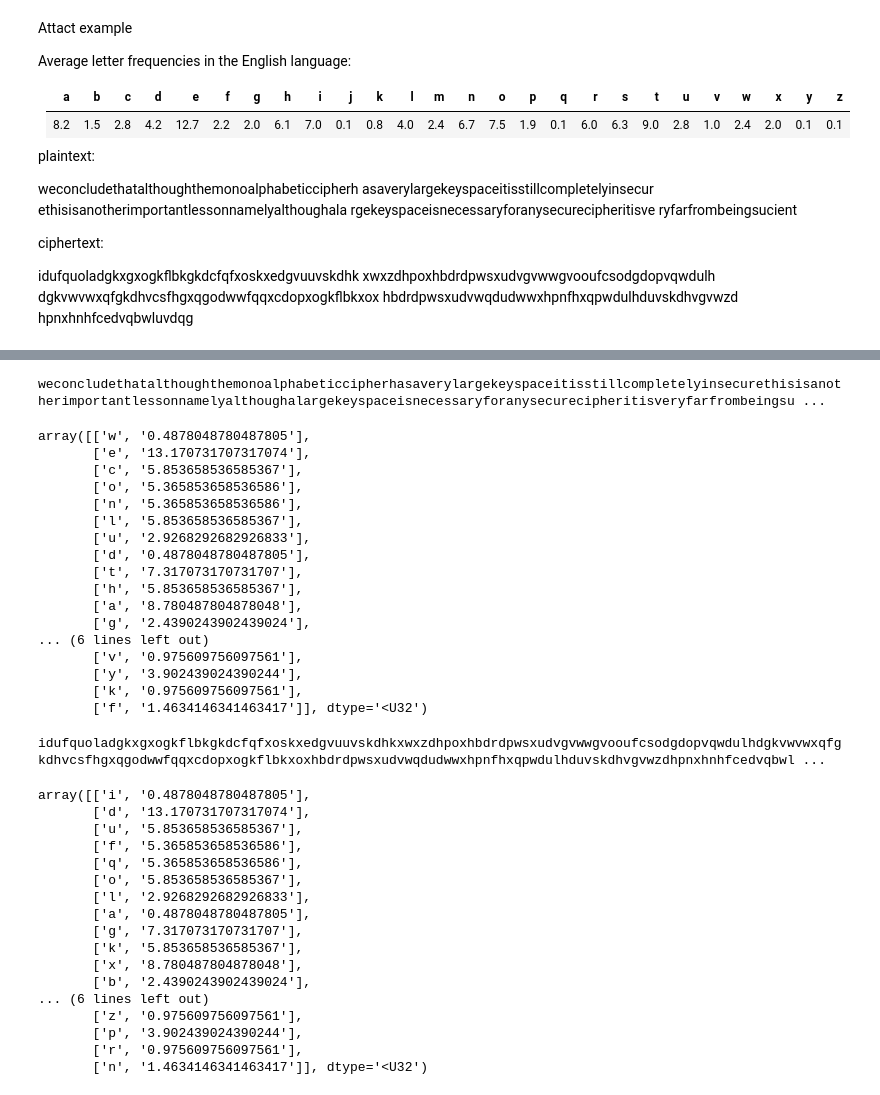
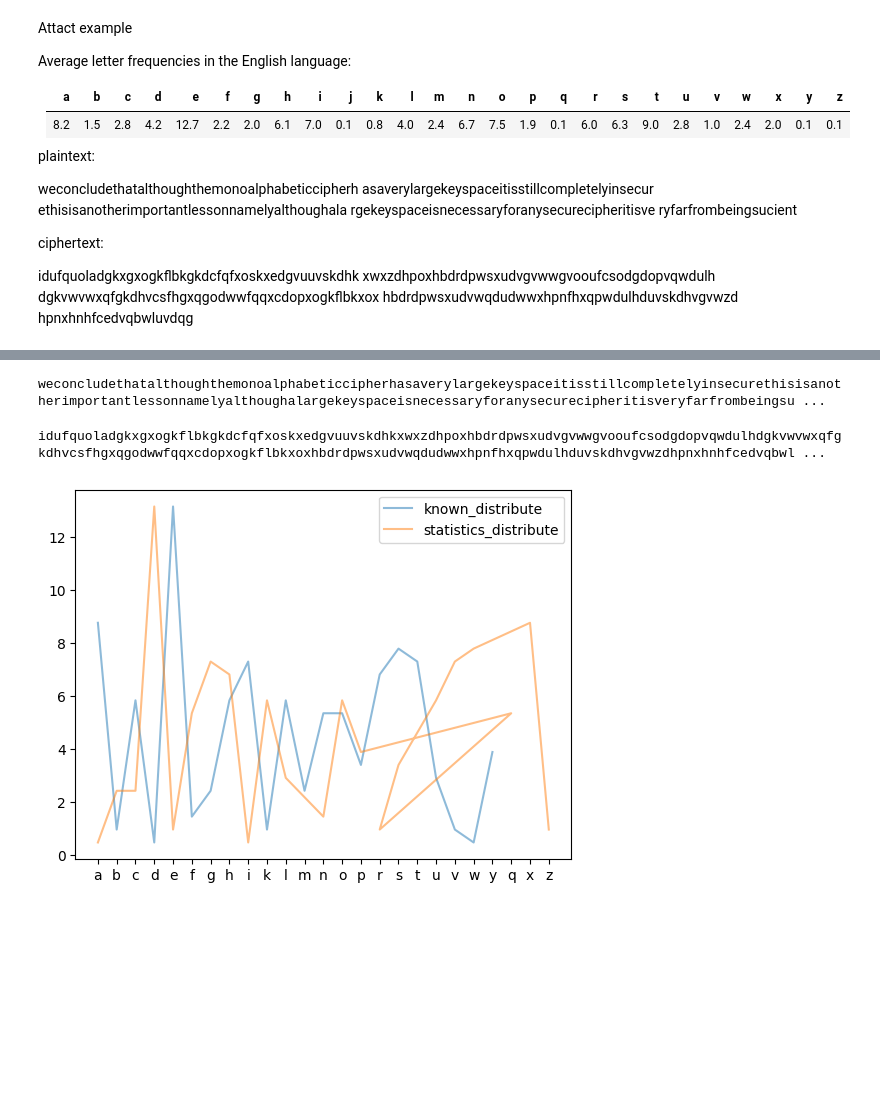
Before and after one commit to xjh2000/attack_cipher, a Jupyter notebook: caesar_cipher.ipynb, the cells around one changed output, grey strips where cells are left out. Cells and saved outputs as stored; diff of their text form; code cells hidden in the pictures; blank space fills up the shorter version.

```diff
--- a/caesar_cipher.ipynb
+++ b/caesar_cipher.ipynb
@@ -137,6 +110,4 @@ for letter, count in letter_counts.items():
     known_distribute_list.append((letter, count / len(plaintext) * 100))
 
 known_distribute = np.array(known_distribute_list)
-
-known_distribute
 # %% [output]
@@ -144,20 +115,3 @@ weconcludethatalthoughthemonoalphabeticcipherhasaverylargekeyspaceitisstillcompl
-array([['w', '0.4878048780487805'],
-       ['e', '13.170731707317074'],
-       ['c', '5.853658536585367'],
-       ['o', '5.365853658536586'],
-       ['n', '5.365853658536586'],
-       ['l', '5.853658536585367'],
-       ['u', '2.9268292682926833'],
-       ['d', '0.4878048780487805'],
-       ['t', '7.317073170731707'],
-       ['h', '5.853658536585367'],
-       ['a', '8.780487804878048'],
-       ['g', '2.4390243902439024'],
-... (6 lines left out)
-       ['v', '0.975609756097561'],
-       ['y', '3.902439024390244'],
-       ['k', '0.975609756097561'],
-       ['f', '1.4634146341463417']], dtype='<U32')
 # %%
 from collections import Counter
 
@@ -170,6 +124,4 @@ for letter, count in letter_counts.items():
     statistics_distribute_list.append((letter, count / len(ciphertext) * 100))
 
 statistics_distribute = np.array(statistics_distribute_list)
-
-statistics_distribute
 # %% [output]
@@ -177,18 +129,26 @@ idufquoladgkxgxogkflbkgkdcfqfxoskxedgvuuvskdhkxwxzdhpoxhbdrdpwsxudvgvwwgvooufcso
-array([['i', '0.4878048780487805'],
-       ['d', '13.170731707317074'],
-       ['u', '5.853658536585367'],
-       ['f', '5.365853658536586'],
-       ['q', '5.365853658536586'],
-       ['o', '5.853658536585367'],
-       ['l', '2.9268292682926833'],
-       ['a', '0.4878048780487805'],
-       ['g', '7.317073170731707'],
-       ['k', '5.853658536585367'],
-       ['x', '8.780487804878048'],
-       ['b', '2.4390243902439024'],
-... (6 lines left out)
-       ['z', '0.975609756097561'],
-       ['p', '3.902439024390244'],
-       ['r', '0.975609756097561'],
-       ['n', '1.4634146341463417']], dtype='<U32')
+# %%
+import matplotlib.pyplot as plt
+import numpy as np
+
+
+# Sort both arrays based on the first element of each tuple
+known_distribute = known_distribute[known_distribute[:,0].argsort()]
+statistics_distribute = statistics_distribute[statistics_distribute[:,0].argsort()]
+
+# Create figure and axes
+fig, ax = plt.subplots()
+
+# Plot known_distribute
+ax.plot(known_distribute[:,0], known_distribute[:,1].astype(float), alpha=0.5, label='known_distribute')
+
+# Plot statistics_distribute
+ax.plot(statistics_distribute[:,0], statistics_distribute[:,1].astype(float), alpha=0.5, label='statistics_distribute')
+
+# Add legend
+ax.legend()
+
+# Show the plot
+plt.show()
+# %% [output]
+[figure, added]
 # %%
```
Also changed, not shown: parts of 4 cells of this notebook, 1 other file.
